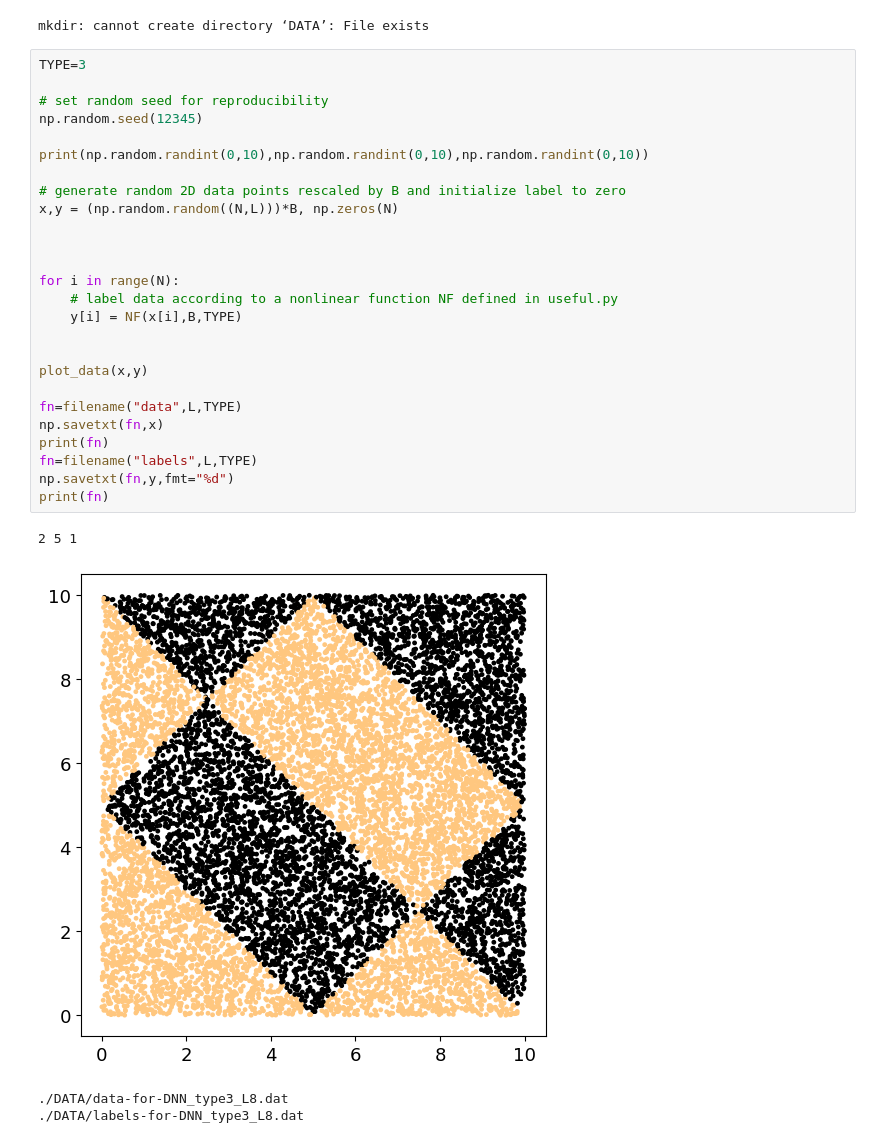
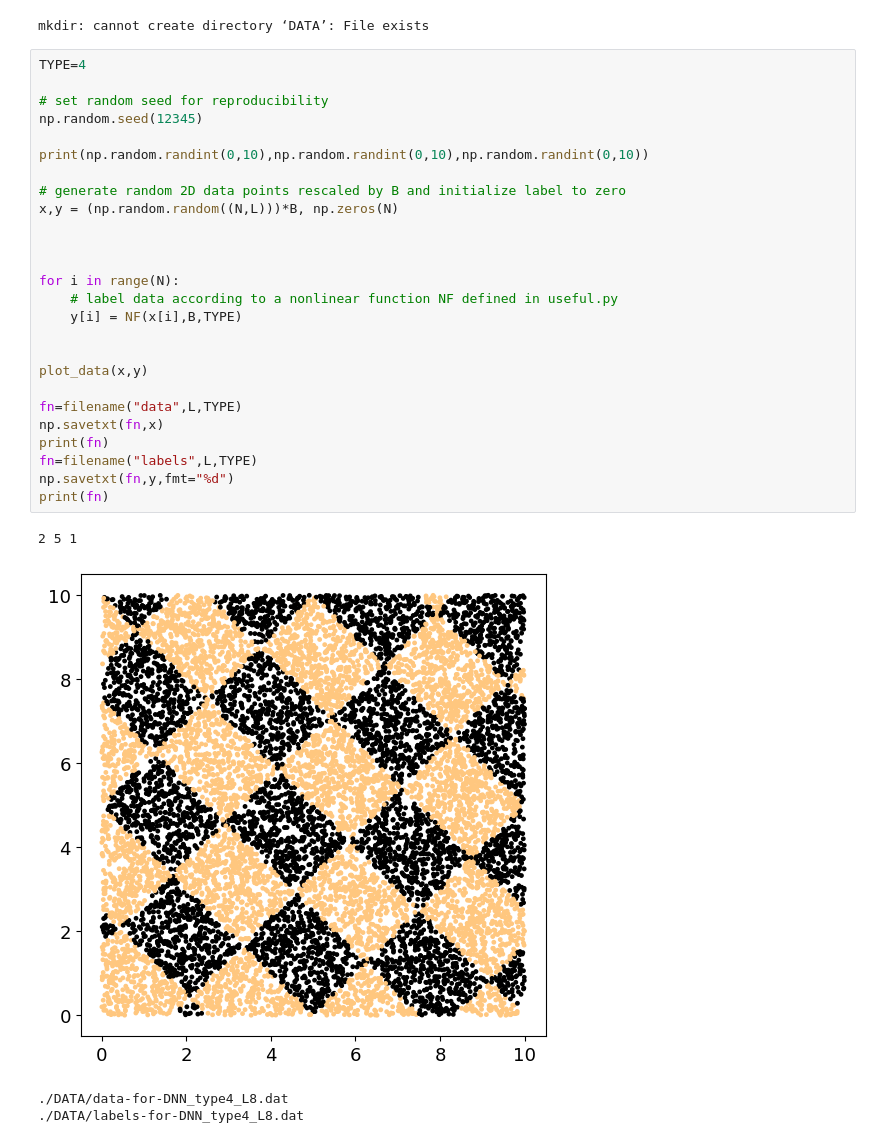
Before and after one commit to nicolomeneguzzo/LCP_B_exercise, a Jupyter notebook: ex1/generate_data_DNN_2026.ipynb, the cells around one changed output. Cells and saved outputs as stored; diff of their text form.

```diff
--- a/ex1/generate_data_DNN_2026.ipynb
+++ b/ex1/generate_data_DNN_2026.ipynb
@@ -19,33 +19,33 @@ B=10
 # %% [output]
 mkdir: cannot create directory ‘DATA’: File exists
 # %%
-TYPE=3
+TYPE=4
 
 # set random seed for reproducibility
 np.random.seed(12345)
 
 print(np.random.randint(0,10),np.random.randint(0,10),np.random.randint(0,10))
 
 # generate random 2D data points rescaled by B and initialize label to zero
 x,y = (np.random.random((N,L)))*B, np.zeros(N)
 
 
 
 for i in range(N):
     # label data according to a nonlinear function NF defined in useful.py
     y[i] = NF(x[i],B,TYPE)
 
 
 plot_data(x,y)
 
 fn=filename("data",L,TYPE)
 np.savetxt(fn,x)
 print(fn)
 fn=filename("labels",L,TYPE)
 np.savetxt(fn,y,fmt="%d")
 print(fn)
 # %% [output]
 2 5 1
-[figure, old version]
+[figure, new version]
-./DATA/data-for-DNN_type3_L8.dat
-./DATA/labels-for-DNN_type3_L8.dat
+./DATA/data-for-DNN_type4_L8.dat
+./DATA/labels-for-DNN_type4_L8.dat
```
Also changed, not shown: parts of 1 cell of this notebook, 53 other files.
